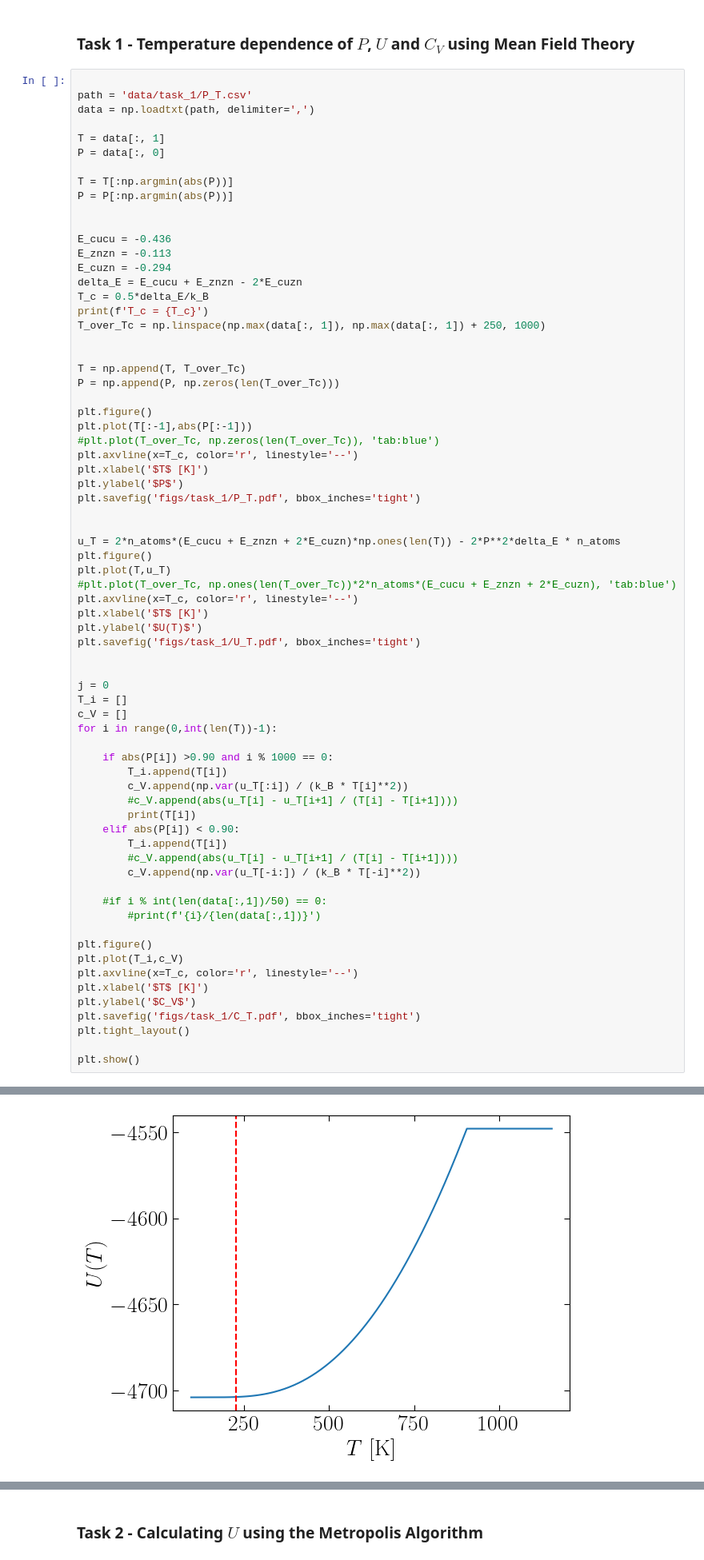
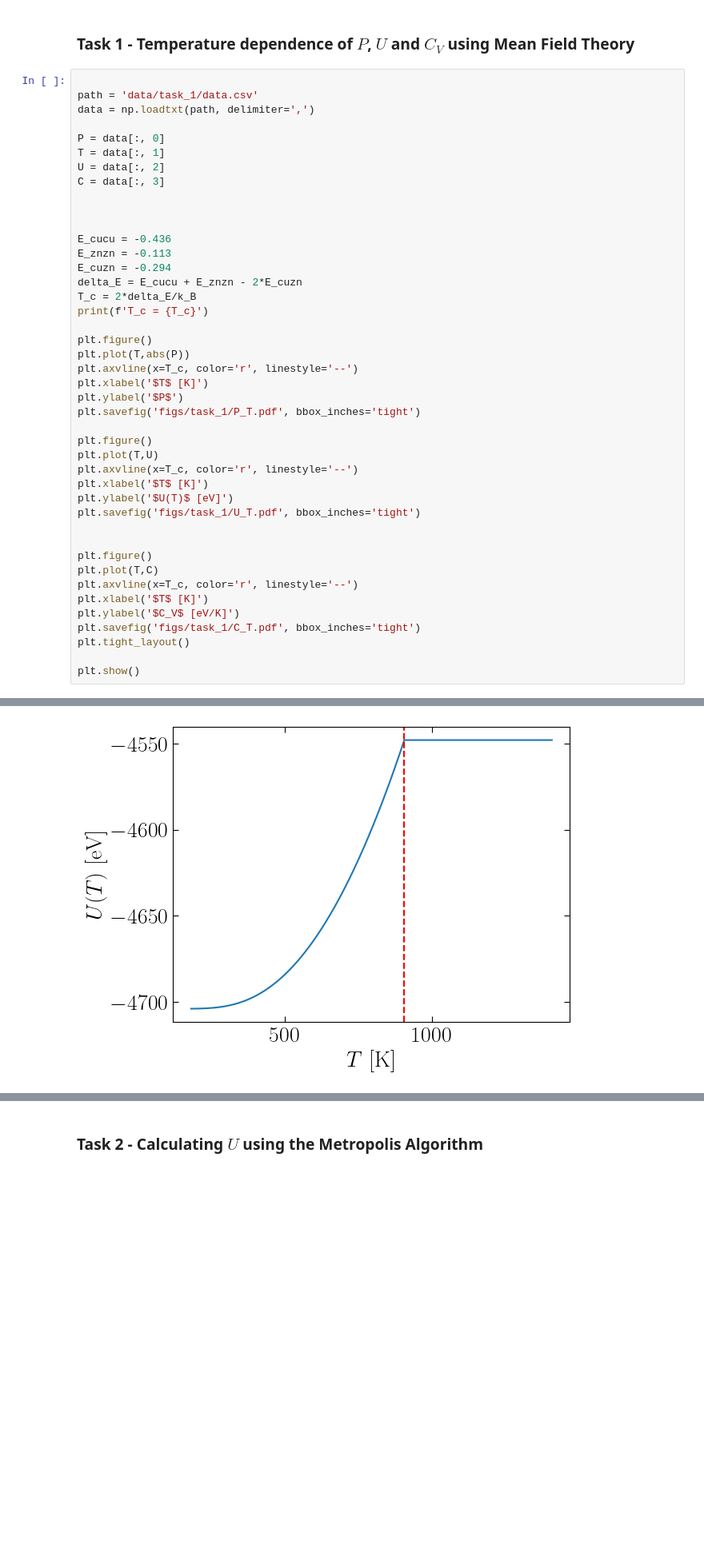
Before and after one commit to stommen/fka122-homeworks, a Jupyter notebook: H2/analyzer.ipynb, the cells around one changed output, grey strips where cells are left out. Shown at 80% size. Saved outputs shown, nothing was run; the diff lists cells and outputs as text; blank space fills up the shorter version.

```diff
--- a/H2/analyzer.ipynb
+++ b/H2/analyzer.ipynb
@@ -126,70 +130,43 @@ def plot_task_3(quantity,save):
 ### Task 1 - Temperature dependence of $P$, $U$ and $C_V$ using Mean Field Theory
 # %%
 
-path = 'data/task_1/P_T.csv'
+path = 'data/task_1/data.csv'
 data = np.loadtxt(path, delimiter=',')
 
+P = data[:, 0]
 T = data[:, 1]
-P = data[:, 0]
+U = data[:, 2]
+C = data[:, 3]
 
-T = T[:np.argmin(abs(P))]
-P = P[:np.argmin(abs(P))]
 
 
 E_cucu = -0.436
 E_znzn = -0.113
 E_cuzn = -0.294
 delta_E = E_cucu + E_znzn - 2*E_cuzn
-T_c = 0.5*delta_E/k_B
+T_c = 2*delta_E/k_B
 print(f'T_c = {T_c}')
-T_over_Tc = np.linspace(np.max(data[:, 1]), np.max(data[:, 1]) + 250, 1000)
-
-
-T = np.append(T, T_over_Tc)
-P = np.append(P, np.zeros(len(T_over_Tc)))
 
 plt.figure()
-plt.plot(T[:-1],abs(P[:-1]))
-#plt.plot(T_over_Tc, np.zeros(len(T_over_Tc)), 'tab:blue')
+plt.plot(T,abs(P))
 plt.axvline(x=T_c, color='r', linestyle='--')
 plt.xlabel('$T$ [K]')
 plt.ylabel('$P$')
 plt.savefig('figs/task_1/P_T.pdf', bbox_inches='tight')
 
-
-u_T = 2*n_atoms*(E_cucu + E_znzn + 2*E_cuzn)*np.ones(len(T)) - 2*P**2*delta_E * n_atoms
 plt.figure()
-plt.plot(T,u_T)
-#plt.plot(T_over_Tc, np.ones(len(T_over_Tc))*2*n_atoms*(E_cucu + E_znzn + 2*E_cuzn), 'tab:blue')
+plt.plot(T,U)
 plt.axvline(x=T_c, color='r', linestyle='--')
 plt.xlabel('$T$ [K]')
-plt.ylabel('$U(T)$')
+plt.ylabel('$U(T)$ [eV]')
 plt.savefig('figs/task_1/U_T.pdf', bbox_inches='tight')
 
 
-j = 0
-T_i = []
-c_V = []
-for i in range(0,int(len(T))-1):
-
-    if abs(P[i]) >0.90 and i % 1000 == 0:
-        T_i.append(T[i])
-        c_V.append(np.var(u_T[:i]) / (k_B * T[i]**2))
-        #c_V.append(abs(u_T[i] - u_T[i+1] / (T[i] - T[i+1])))
-        print(T[i])
-    elif abs(P[i]) < 0.90:
-        T_i.append(T[i])
-        #c_V.append(abs(u_T[i] - u_T[i+1] / (T[i] - T[i+1])))
-        c_V.append(np.var(u_T[-i:]) / (k_B * T[-i]**2))
-
-    #if i % int(len(data[:,1])/50) == 0:
-        #print(f'{i}/{len(data[:,1])}')
-
 plt.figure()
-plt.plot(T_i,c_V)
+plt.plot(T,C)
 plt.axvline(x=T_c, color='r', linestyle='--')
 plt.xlabel('$T$ [K]')
-plt.ylabel('$C_V$')
+plt.ylabel('$C_V$ [eV/K]')
 plt.savefig('figs/task_1/C_T.pdf', bbox_inches='tight')
 plt.tight_layout()
 
@@ -218 +177 @@ KeyboardInterrupt:
-[figure, old version]
+[figure, new version]
```
Also changed, not shown: parts of 4 cells of this notebook, 3 other files.
